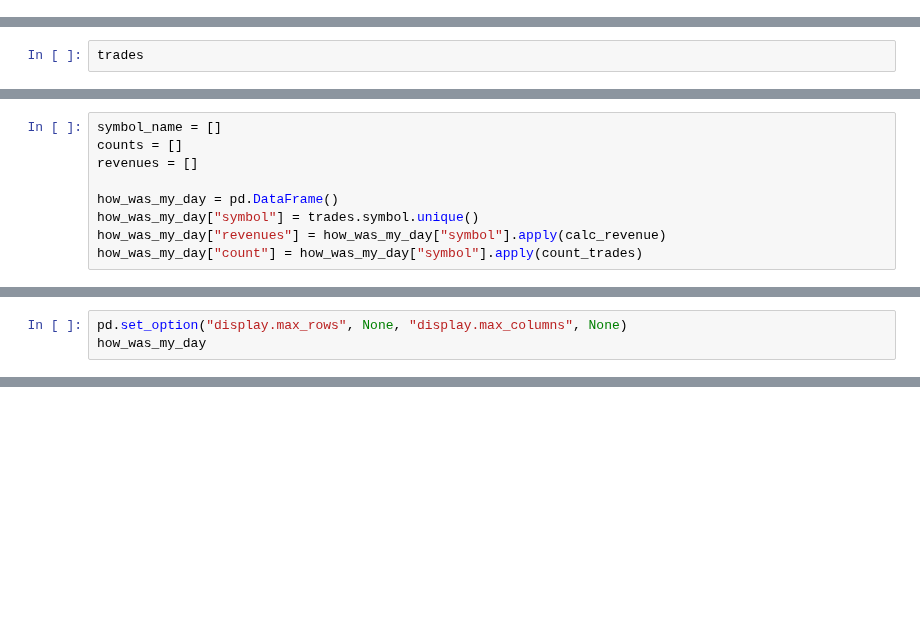
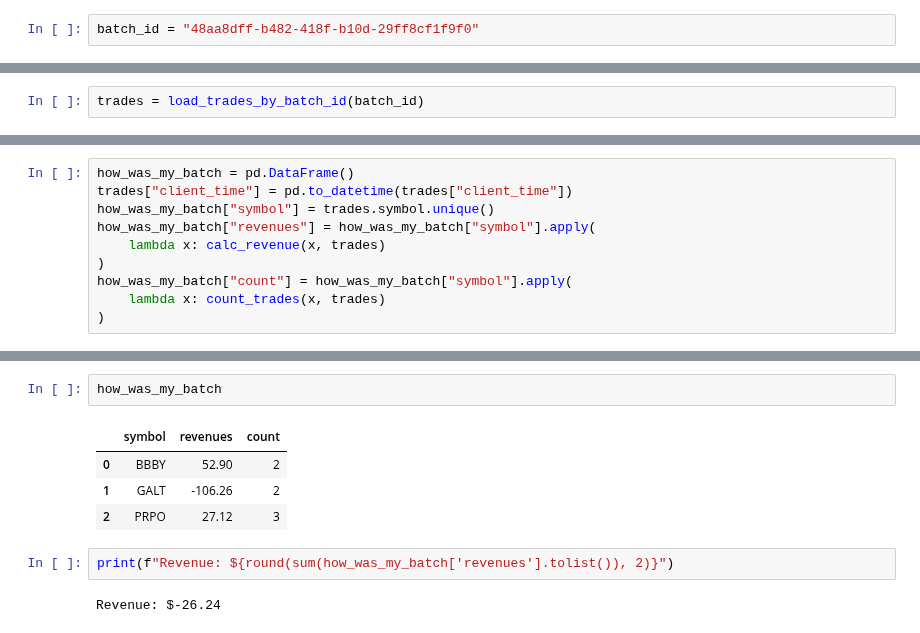
Before and after one commit to amor71/LiuAlgoTrader, a Jupyter notebook: analyis/notebooks/backtest_performance_analysis.ipynb, the cells around one changed output, grey strips where cells are left out. Cells and saved outputs as stored; diff of their text form; blank space fills up the shorter version.

```diff
--- a/analyis/notebooks/backtest_performance_analysis.ipynb
+++ b/analyis/notebooks/backtest_performance_analysis.ipynb
@@ -25,2 +28,4 @@ db_conn = create_engine("postgresql://momentum@localhost:5432/tradedb")
+# %%
+batch_id = "48aa8dff-b482-418f-b10d-29ff8cf1f9f0"
 # %%
 api = tradeapi.REST(base_url="https://api.alpaca.markets")
@@ -77,2 +32,2 @@ start_day_to_analyze = start_times['start_time'][0].replace(hour=0, minute=0)
 # %%
-trades
+trades = load_trades_by_batch_id(batch_id)
@@ -112,9 +36,10 @@ for index, row in trades.iterrows():
 # %%
-symbol_name = []
-counts = []
-revenues = []
-
-how_was_my_day = pd.DataFrame()
-how_was_my_day["symbol"] = trades.symbol.unique()
-how_was_my_day["revenues"] = how_was_my_day["symbol"].apply(calc_revenue)
-how_was_my_day["count"] = how_was_my_day["symbol"].apply(count_trades)
+how_was_my_batch = pd.DataFrame()
+trades["client_time"] = pd.to_datetime(trades["client_time"])
+how_was_my_batch["symbol"] = trades.symbol.unique()
+how_was_my_batch["revenues"] = how_was_my_batch["symbol"].apply(
+    lambda x: calc_revenue(x, trades)
+)
+how_was_my_batch["count"] = how_was_my_batch["symbol"].apply(
+    lambda x: count_trades(x, trades)
+)
@@ -123,3 +45,0 @@ NameError: name 'calc_revenue' is not defined
-# %%
-pd.set_option("display.max_rows", None, "display.max_columns", None)
-how_was_my_day
@@ -215,0 +46,11 @@ def find_support(current_value, minute_history, now):
+# %%
+how_was_my_batch
+# %% [output]
+|  | symbol | revenues | count |
+| 0 | BBBY | 52.90 | 2 |
+| 1 | GALT | -106.26 | 2 |
+| 2 | PRPO | 27.12 | 3 |
+# %%
+print(f"Revenue: ${round(sum(how_was_my_batch['revenues'].tolist()), 2)}")
+# %% [output]
+Revenue: $-26.24
```
Also changed, not shown: parts of 19 cells of this notebook, 5 other files.
